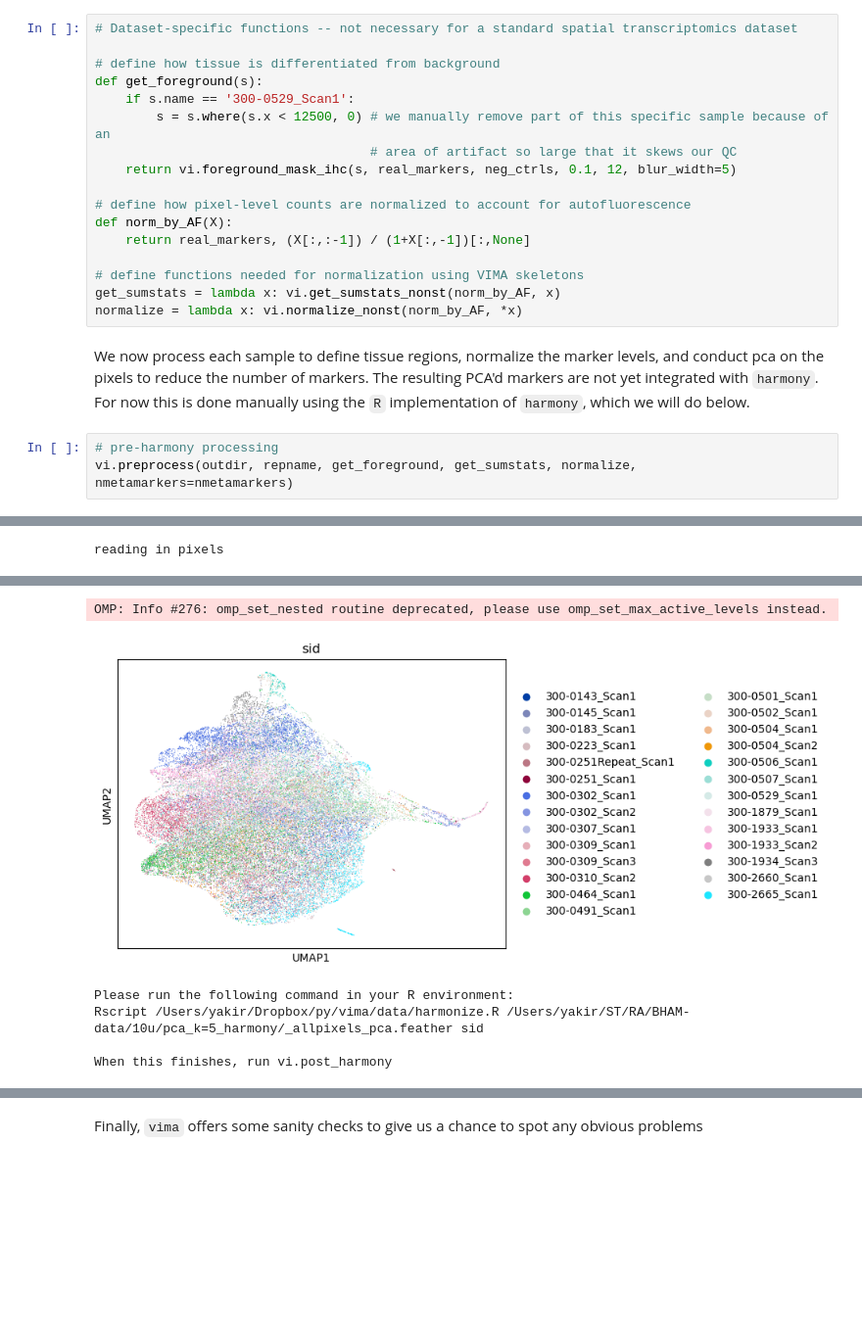
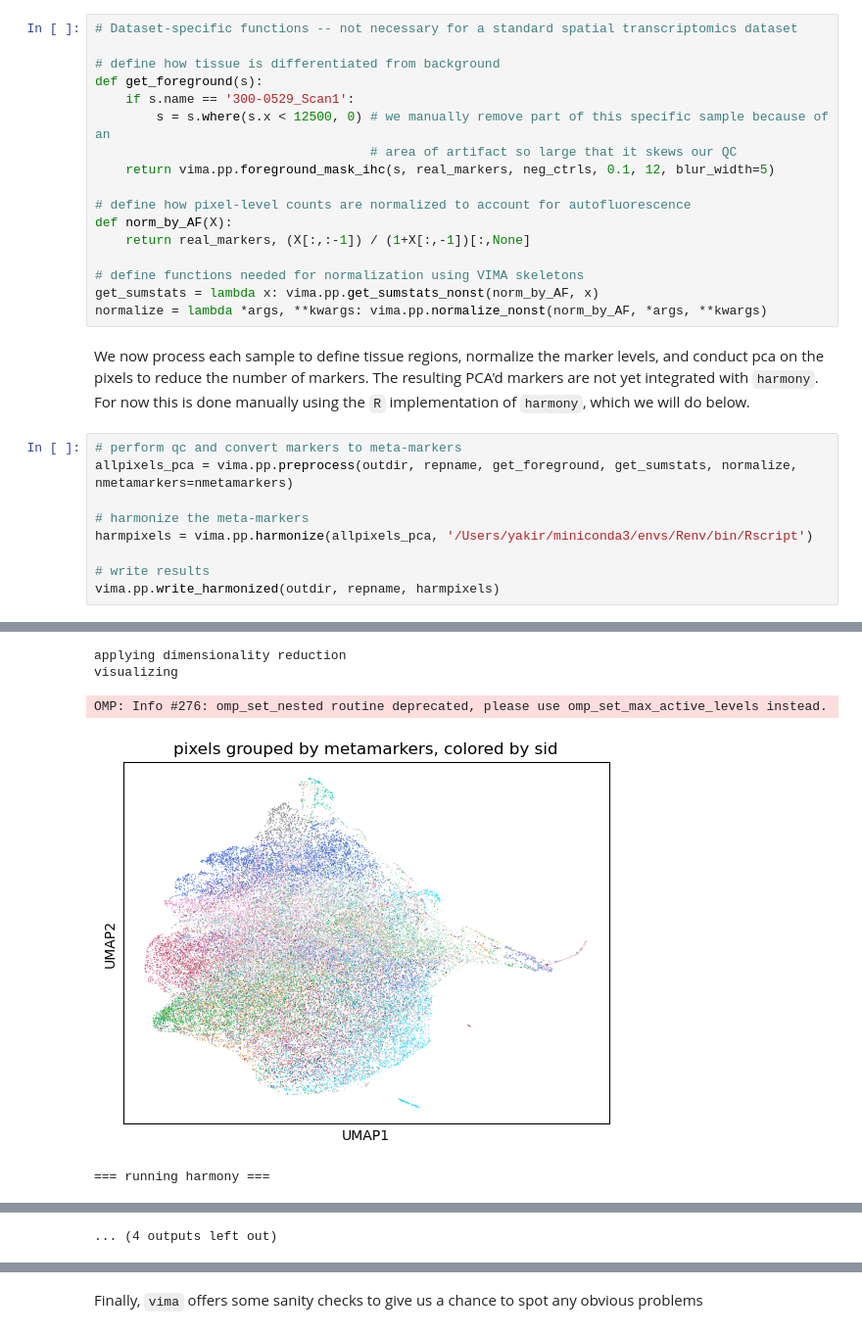
Before and after one commit to yakirr/vima, a Jupyter notebook: demo/demo.ipynb, the cells around one changed output, grey strips where cells are left out. Shown at 98% size. Saved outputs shown, nothing was run; the diff lists cells and outputs as text; blank space fills up the shorter version.

```diff
--- a/demo/demo.ipynb
+++ b/demo/demo.ipynb
@@ -82,18 +79,24 @@ def get_foreground(s):
     if s.name == '300-0529_Scan1':
         s = s.where(s.x < 12500, 0) # we manually remove part of this specific sample because of an
                                     # area of artifact so large that it skews our QC
-    return vi.foreground_mask_ihc(s, real_markers, neg_ctrls, 0.1, 12, blur_width=5)
+    return vima.pp.foreground_mask_ihc(s, real_markers, neg_ctrls, 0.1, 12, blur_width=5)
 
 # define how pixel-level counts are normalized to account for autofluorescence
 def norm_by_AF(X):
     return real_markers, (X[:,:-1]) / (1+X[:,-1])[:,None]
 
 # define functions needed for normalization using VIMA skeletons
-get_sumstats = lambda x: vi.get_sumstats_nonst(norm_by_AF, x)
-normalize = lambda x: vi.normalize_nonst(norm_by_AF, *x)
+get_sumstats = lambda x: vima.pp.get_sumstats_nonst(norm_by_AF, x)
+normalize = lambda *args, **kwargs: vima.pp.normalize_nonst(norm_by_AF, *args, **kwargs)
 # %% [markdown]
 We now process each sample to define tissue regions, normalize the marker levels, and conduct pca on the pixels to reduce the number of markers. The resulting PCA'd markers are not yet integrated with `harmony`. For now this is done manually using the `R` implementation of `harmony`, which we will do below.
 # %%
-# pre-harmony processing
-vi.preprocess(outdir, repname, get_foreground, get_sumstats, normalize, nmetamarkers=nmetamarkers)
+# perform qc and convert markers to meta-markers
+allpixels_pca = vima.pp.preprocess(outdir, repname, get_foreground, get_sumstats, normalize, nmetamarkers=nmetamarkers)
+
+# harmonize the meta-markers
+harmpixels = vima.pp.harmonize(allpixels_pca, '/Users/yakir/miniconda3/envs/Renv/bin/Rscript')
+
+# write results
+vima.pp.write_harmonized(outdir, repname, harmpixels)
 # %% [output]
@@ -124 +111,0 @@ performing PCA
-reading in pixels
@@ -127,6 +113,5 @@ visualizing
-OMP: Info #276: omp_set_nested routine deprecated, please use omp_set_max_active_levels instead.
+applying dimensionality reduction
+visualizing
-[figure, removed]
-Please run the following command in your R environment:
-Rscript /Users/yakir/Dropbox/py/vima/data/harmonize.R /Users/yakir/ST/RA/BHAM-data/10u/pca_k=5_harmony/_allpixels_pca.feather sid
-
-When this finishes, run vi.post_harmony
+OMP: Info #276: omp_set_nested routine deprecated, please use omp_set_max_active_levels instead.
+[figure, new version]
+=== running harmony ===
@@ -132,0 +129 @@ When this finishes, run vi.post_harmony
+... (4 outputs left out)
```
Also changed, not shown: parts of 16 cells of this notebook, 2 other files.
